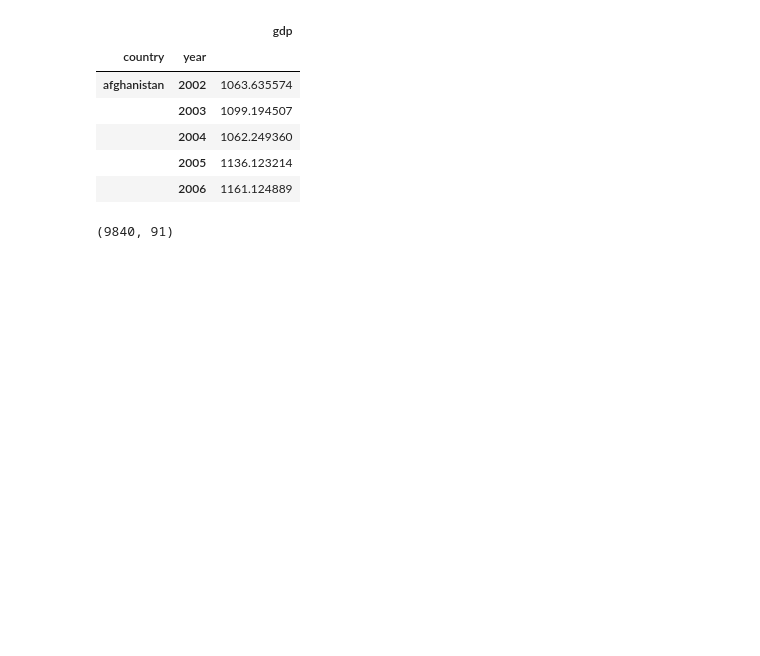
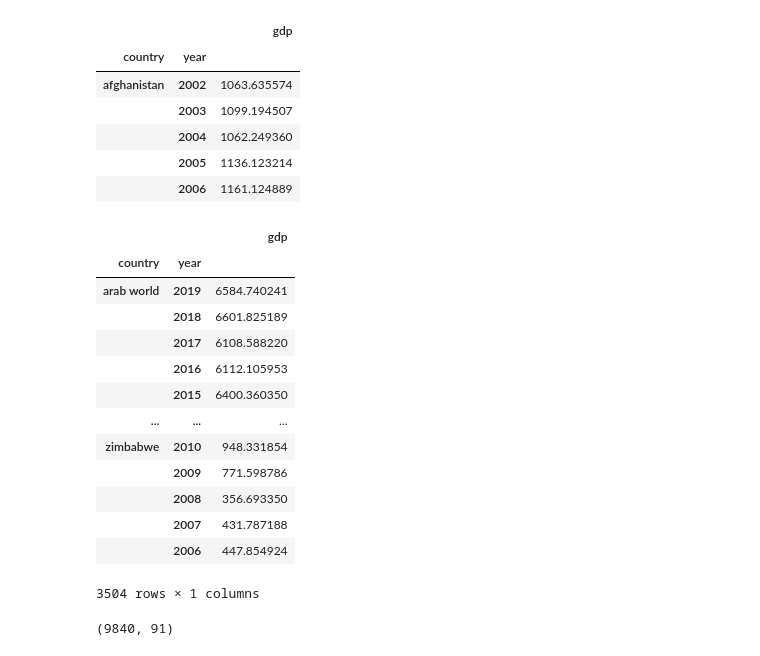
Before and after one commit to SanteriVtj/Econometrics-Capstone, a Jupyter notebook: data.ipynb, the cells around one changed output. Saved outputs shown, nothing was run; the diff lists cells and outputs as text; code cells hidden in the pictures; blank space fills up the shorter version.

```diff
--- a/data.ipynb
+++ b/data.ipynb
@@ -229,6 +237,30 @@ gdp.head()
 |  | 2004 | 1062.249360 |
 |  | 2005 | 1136.123214 |
 |  | 2006 | 1161.124889 |
+# %%
+gdp_pc = wbdata.get_dataframe({'NY.GDP.PCAP.CD':'gdp'})
+gdp_pc.index = gdp_pc.index.set_levels(gdp_pc.index.levels[1].astype(int), level=1)
+gdp_pc.index = gdp_pc.index.set_levels(gdp_pc.index.levels[0].str.lower(), level=0)
+gdp_pc = gdp_pc[gdp_pc.index.get_level_values(1) >= 2006]
+gdp_pc = gdp_pc[gdp_pc.gdp.notna()]
+gdp_pc.index = gdp_pc.index.set_names('year', level=1)
+# %%
+gdp_pc
+# %% [output]
+|  |  | gdp |
+| country | year |  |
+| arab world | 2019 | 6584.740241 |
+|  | 2018 | 6601.825189 |
+|  | 2017 | 6108.588220 |
+|  | 2016 | 6112.105953 |
+|  | 2015 | 6400.360350 |
+| ... | ... | ... |
+| zimbabwe | 2010 | 948.331854 |
+|  | 2009 | 771.598786 |
+|  | 2008 | 356.693350 |
+|  | 2007 | 431.787188 |
+|  | 2006 | 447.854924 |
+3504 rows × 1 columns
 # %%
 # freedom_house73_21_ctr
 # bjorskov_integrated
```
Also changed, not shown: parts of 6 cells of this notebook, 3 other files.
